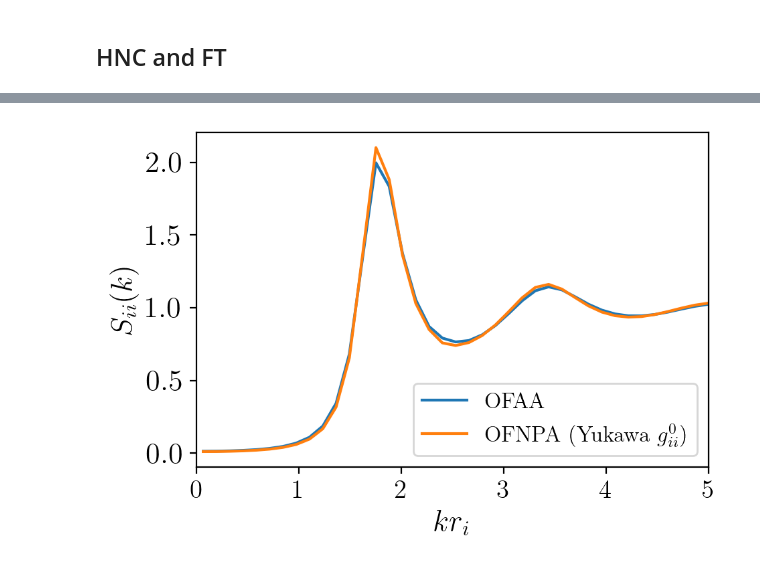
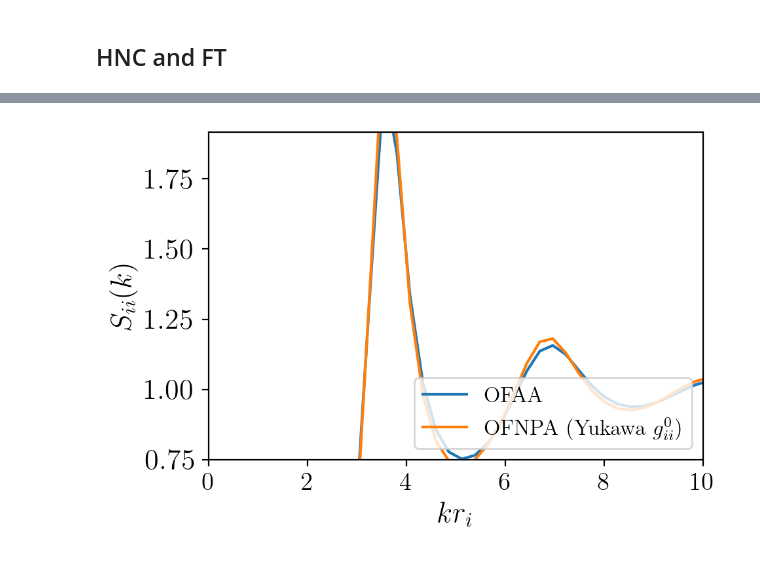
Before and after one commit to ZachAJohnson/OFAA, a Jupyter notebook: jupyter/TF_NPA-2T_FT.ipynb, the cells around one changed output, grey strips where cells are left out. Drawn from its saved outputs; the diff is of its cells as text; code cells hidden in the pictures.

```diff
--- a/jupyter/TF_NPA-2T_FT.ipynb
+++ b/jupyter/TF_NPA-2T_FT.ipynb
@@ -602,20 +591,21 @@ plt.tight_layout()
 # %%
 from scipy.interpolate import PchipInterpolator
 from pandas import read_csv
 
 fig, ax = plt.subplots(figsize=(5,3.5))#1,1, figsize=(8,4))
 
 # Average atom effective potential to gii
 
-ax.plot(aa.iet.k_array/rs, aa.iet.S_k_matrix[0,0],'-', label="OFAA")
-ax.plot(npa.iet.k_array/rs, npa.iet.S_k_matrix[0,0],'-', label=r"OFNPA (Yukawa $g^0_{ii}$)")
+ax.plot(aa.iet.k_array/rs/AU_to_Angstrom, aa.iet.S_k_matrix[0,0],'-', label="OFAA")
+ax.plot(npa.iet.k_array/rs/AU_to_Angstrom, npa.iet.S_k_matrix[0,0],'-', label=r"OFNPA (Yukawa $g^0_{ii}$)")
 # ax.plot(npa_2.iet.k_array/rs, npa_2.iet.S_k_matrix[0,0],'-', label=r"OFNPA (OFAA $g^0_{ii}$)")
 
 ax.set_xlabel(r"$k r_i$")
 ax.set_ylabel(r"$S_{ii}(k)$")
 ax.legend(fontsize=12, loc='lower right')
 
-ax.set_xlim(0,5)
+ax.set_xlim(0,10)
+ax.set_ylim(1-3/12,1.5+5/12)
 plt.tight_layout()
 # %% [output]
-[figure, old version]
+[figure, new version]
```
Also changed, not shown: parts of 12 cells of this notebook, 1 other file.
